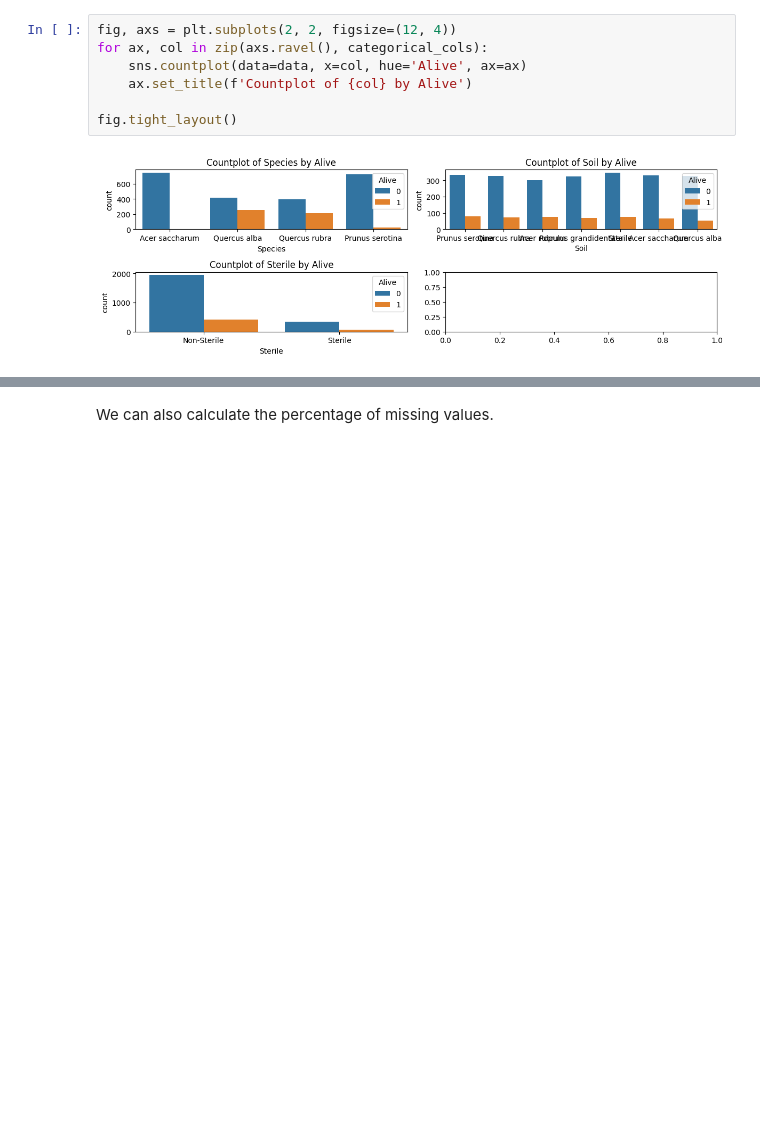
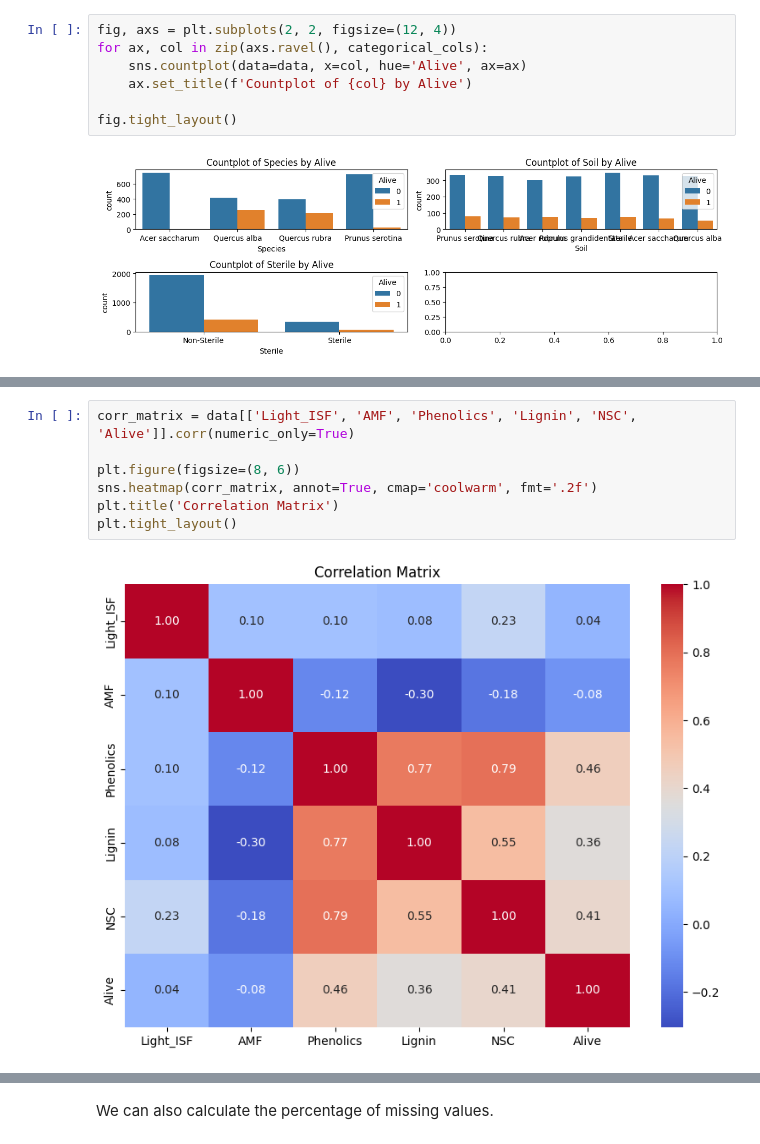
Before and after one commit to andres-go/computer-inteligence, a Jupyter notebook: notebooks/1.pipelines.ipynb, the cells around one changed output, grey strips where cells are left out. Cells and saved outputs as stored; diff of their text form; blank space fills up the shorter version.

```diff
--- a/notebooks/1.pipelines.ipynb
+++ b/notebooks/1.pipelines.ipynb
@@ -174,0 +205,9 @@ fig.tight_layout()
+# %%
+corr_matrix = data[['Light_ISF', 'AMF', 'Phenolics', 'Lignin', 'NSC', 'Alive']].corr(numeric_only=True)
+
+plt.figure(figsize=(8, 6))
+sns.heatmap(corr_matrix, annot=True, cmap='coolwarm', fmt='.2f')
+plt.title('Correlation Matrix')
+plt.tight_layout()
+# %% [output]
+[figure, added]
```
Also changed, not shown: parts of 21 cells of this notebook.
